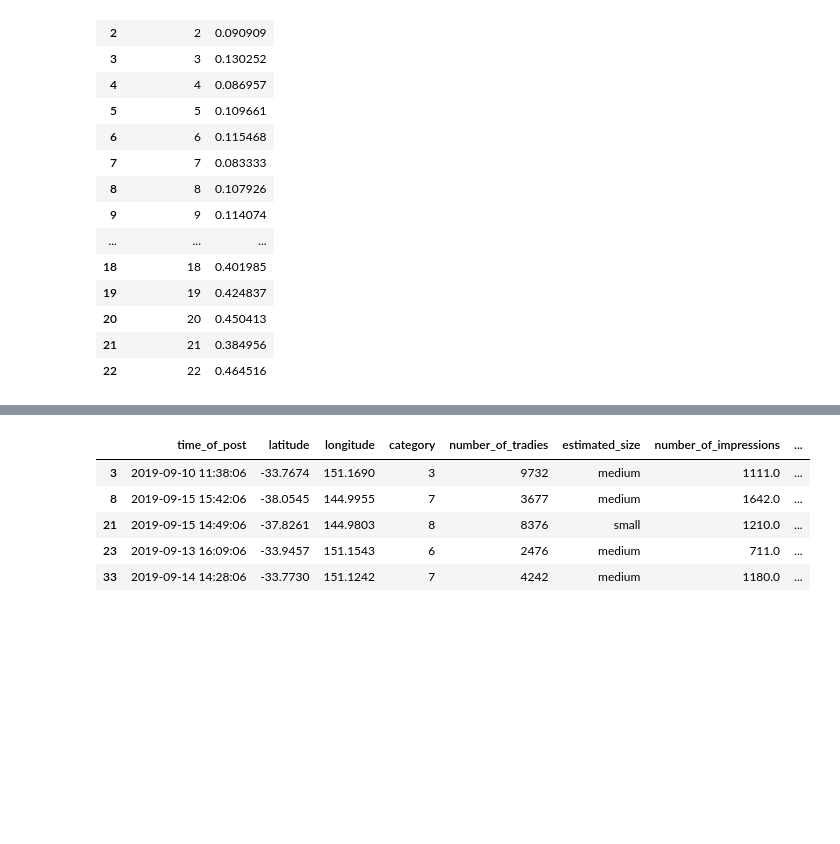
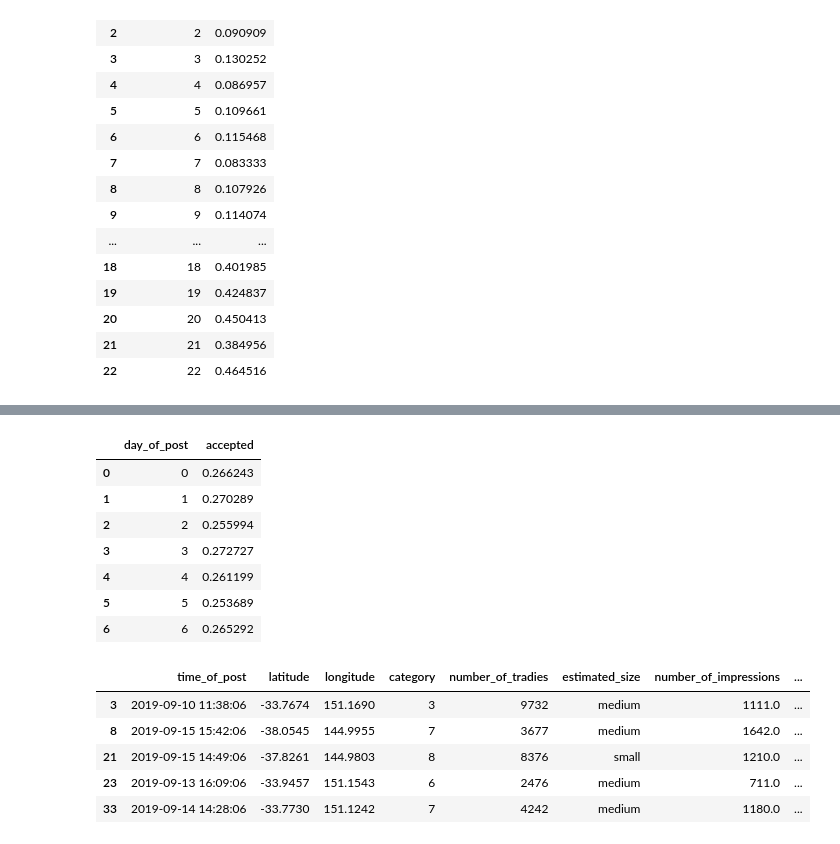
Before and after one commit to arsedianivan/hipages_tasks, a Jupyter notebook: HipagesEDA.ipynb, the cells around one changed output, grey strips where cells are left out. Drawn from its saved outputs; the diff is of its cells as text; code cells hidden in the pictures; blank space fills up the shorter version.

Commit message:
Check Acceptance Rate by Day of Post

```diff
--- a/HipagesEDA.ipynb
+++ b/HipagesEDA.ipynb
@@ -129,0 +135,13 @@ acceptance_rate_by_period = jobs.groupby('period_of_post')['accepted'].mean().re
+# %%
+#Check acceptance rate by day_of_post
+
+jobs.groupby('day_of_post')['accepted'].mean().reset_index()
+# %% [output]
+|  | day_of_post | accepted |
+| 0 | 0 | 0.266243 |
+| 1 | 1 | 0.270289 |
+| 2 | 2 | 0.255994 |
+| 3 | 3 | 0.272727 |
+| 4 | 4 | 0.261199 |
+| 5 | 5 | 0.253689 |
+| 6 | 6 | 0.265292 |
```
Also changed, not shown: parts of 2 cells of this notebook.
